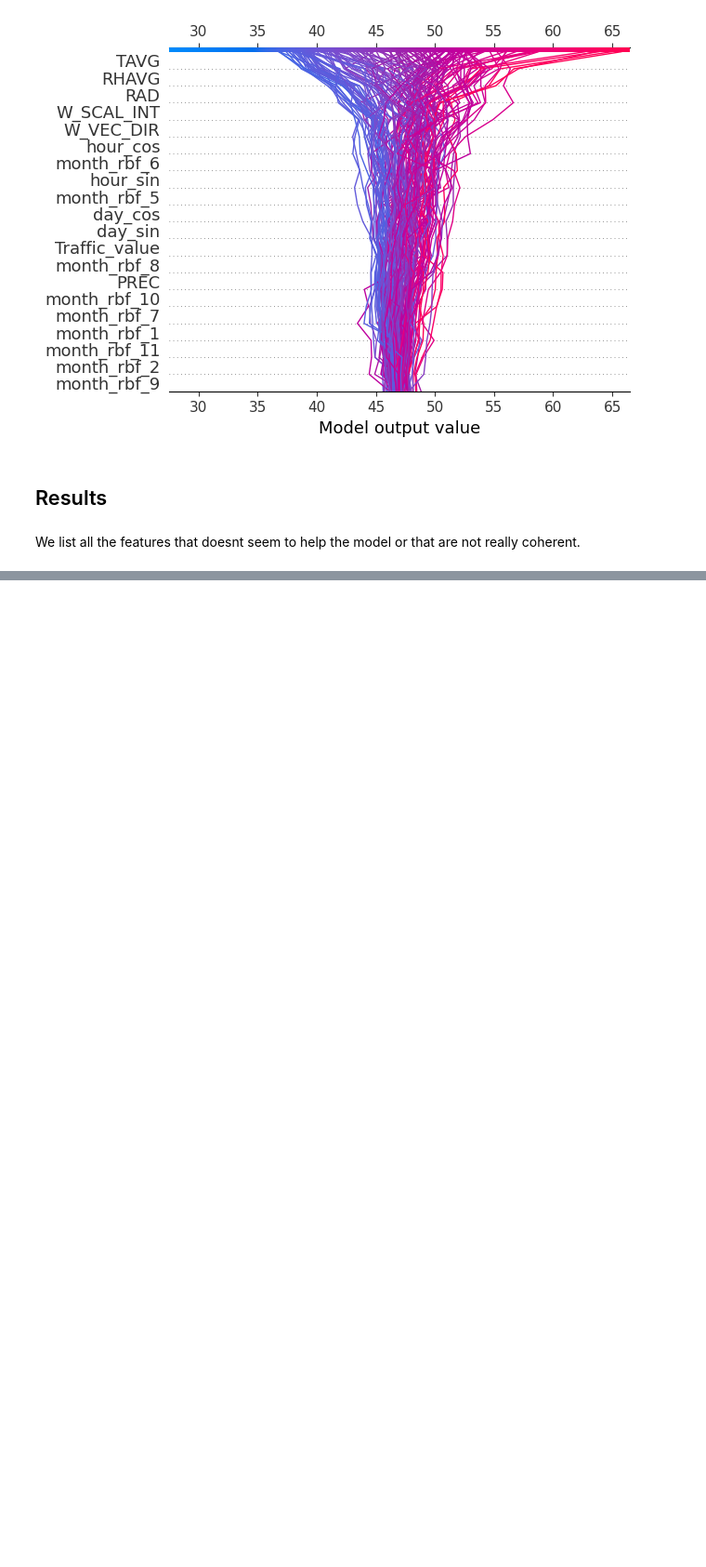
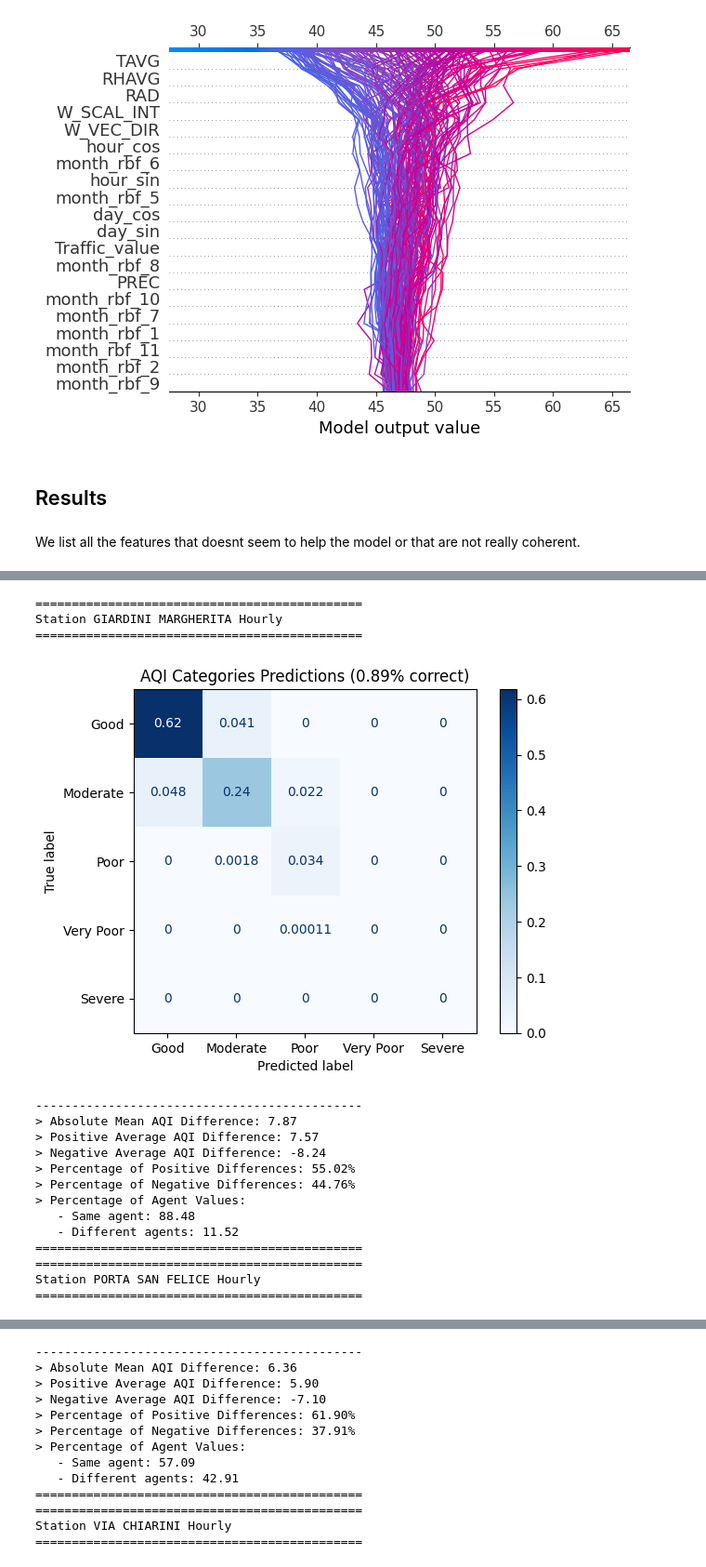
Before and after one commit to davidesonno/AII-project, a Jupyter notebook: 7-feature-importance.ipynb, the cells around one changed output, grey strips where cells are left out. Shown at 93% size. Saved outputs shown, nothing was run; the diff lists cells and outputs as text; code cells hidden in the pictures; blank space fills up the shorter version.

```diff
--- a/7-feature-importance.ipynb
+++ b/7-feature-importance.ipynb
@@ -377,0 +378,7 @@ non_important_columns = {
+# %%
+shap_feature_importance = extract_ordered_features_by_shap(agents_shap_values, test_sets)
+print('Feature importances: ')
+for station in shap_feature_importance:
+    for agent in shap_feature_importance[station]:
+        print(f'{station}, {agent}:')
+        print('> ',shap_feature_importance[station][agent])
@@ -377,0 +405,22 @@ non_important_columns = {
+# %%
+training_sets_informative = {}
+test_sets_informative = {}
+num_keep=20
+
+for station in stations:
+    training_sets_informative[station] = {}
+    test_sets_informative[station] = {}
+    for agent in station_data[station].keys():
+        training_sets_informative[station][agent] = {}
+        test_sets_informative[station][agent] = {}
+
+        x_train, y_train, x_test, y_test = create_train_test(station_data[station][agent].drop(columns=shap_feature_importance[station][agent][num_keep:]), train_split_date, y=target)
+
+        training_sets_informative[station][agent]['x'] = x_train
+        training_sets_informative[station][agent]['y'] = y_train
+        test_sets_informative[station][agent]['x'] = x_test
+        test_sets_informative[station][agent]['y'] = y_test
+# %%
+models_informative = get_models(num_keep, num_keep)
+# %%
+agents_predictions = train_agents(models_informative, training_sets_informative, test_sets_informative, model_out_folder='./models-informative')
@@ -377,0 +443,20 @@ non_important_columns = {
+# %%
+compute_AQI_and_show_analysis(agents_predictions, test_sets_informative)
+# %% [output]
+=============================================
+Station GIARDINI MARGHERITA Hourly
+=============================================
+[figure, added]
+---------------------------------------------
+> Absolute Mean AQI Difference: 7.87
+> Positive Average AQI Difference: 7.57
+> Negative Average AQI Difference: -8.24
+> Percentage of Positive Differences: 55.02%
+> Percentage of Negative Differences: 44.76%
+> Percentage of Agent Values:
+   - Same agent: 88.48
+   - Different agents: 11.52
+=============================================
+=============================================
+Station PORTA SAN FELICE Hourly
+=============================================
@@ -377,0 +464,13 @@ non_important_columns = {
+---------------------------------------------
+> Absolute Mean AQI Difference: 6.36
+> Positive Average AQI Difference: 5.90
+> Negative Average AQI Difference: -7.10
+> Percentage of Positive Differences: 61.90%
+> Percentage of Negative Differences: 37.91%
+> Percentage of Agent Values:
+   - Same agent: 57.09
+   - Different agents: 42.91
+=============================================
+=============================================
+Station VIA CHIARINI Hourly
+=============================================
```
Also changed, not shown: parts of 12 cells of this notebook, 5 other files.
